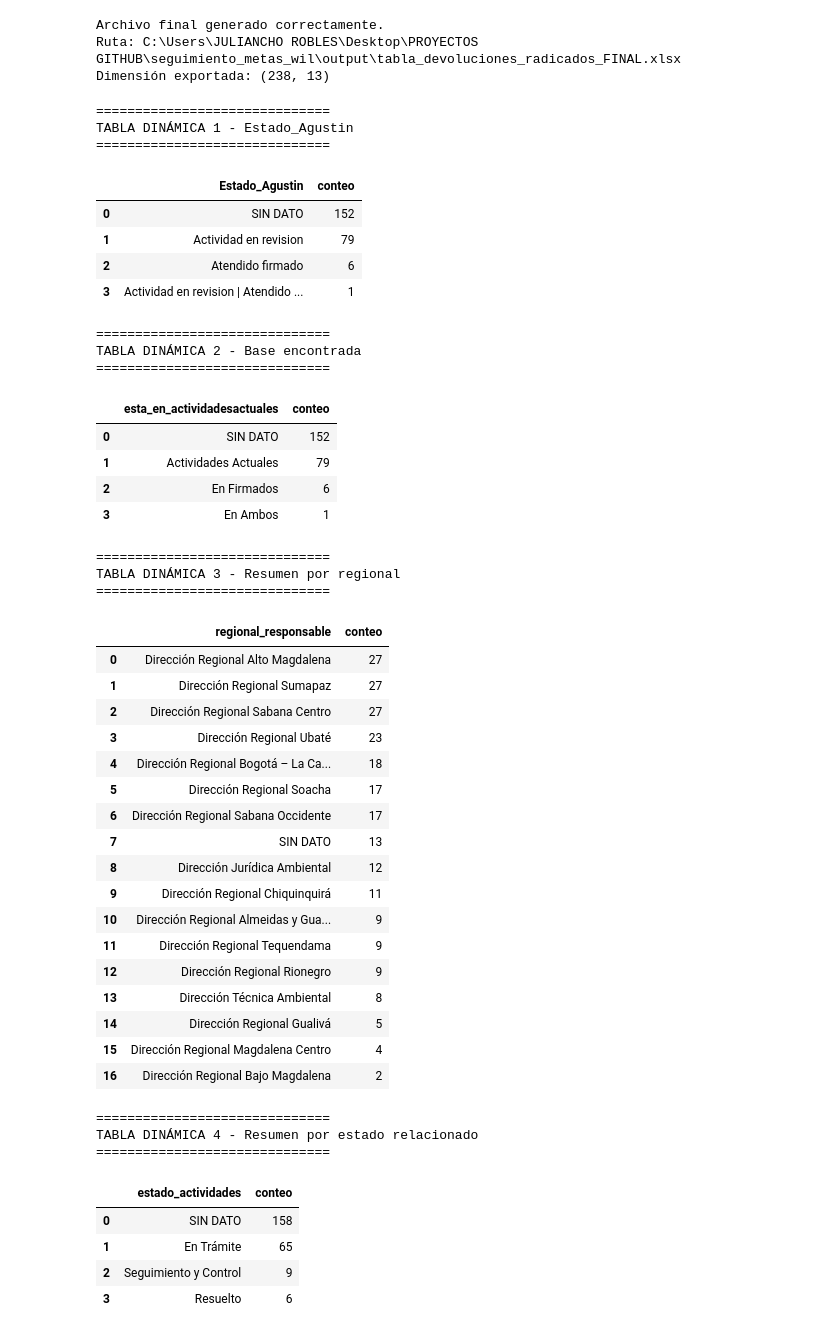
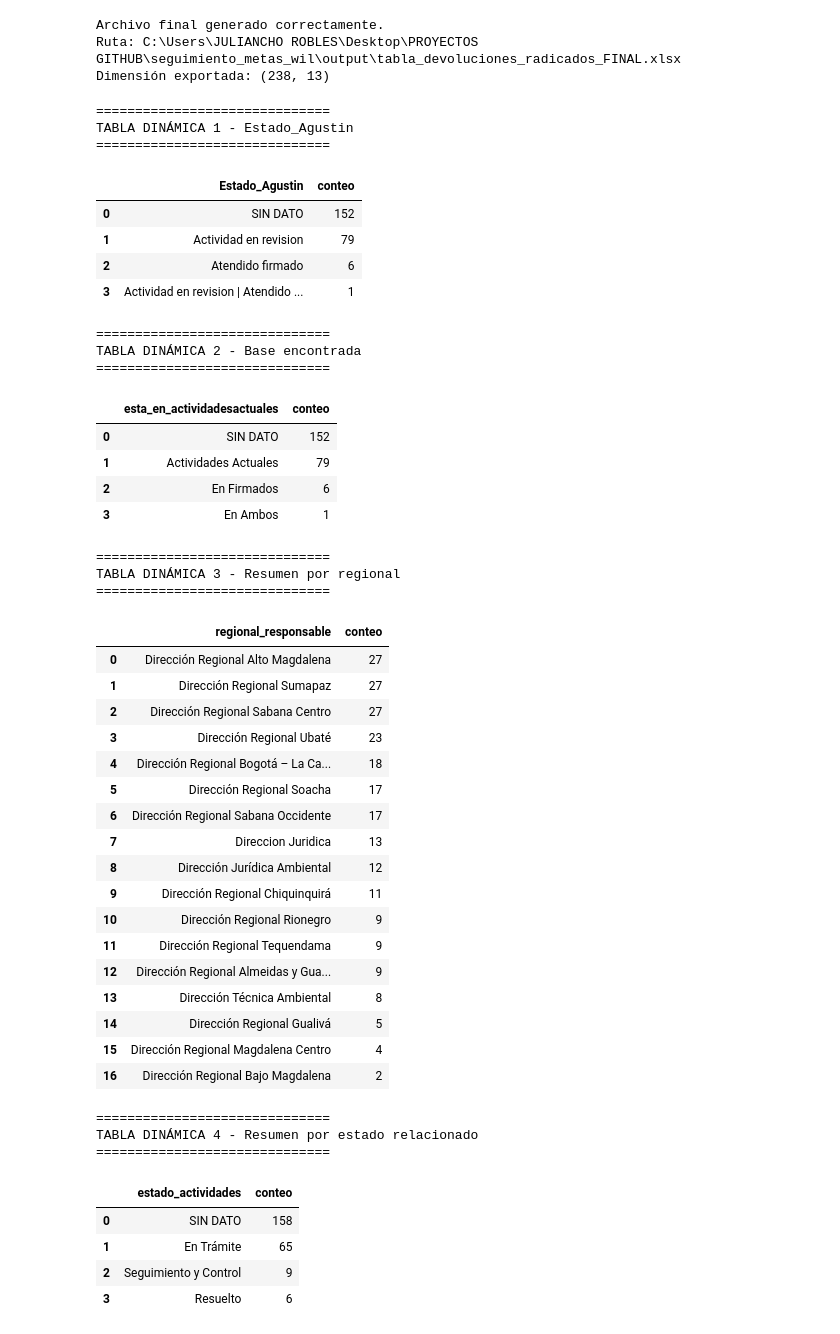
Before and after one commit to juliancho18/seguimiento_metas_wil, a Jupyter notebook: constructor.ipynb, the cells around one changed output. Drawn from its saved outputs; the diff is of its cells as text; code cells hidden in the pictures.

Commit message:
Se realiza ajustes de etiquetas para datos Null

```diff
--- a/constructor.ipynb
+++ b/constructor.ipynb
@@ -797,7 +797,7 @@ if 'esta_en_actividadesactuales' in df_pivot.columns:
 if 'regional_responsable' in df_pivot.columns:
     df_pivot['regional_responsable'] = (
         df_pivot['regional_responsable']
-        .fillna('SIN DATO')
+        .fillna('Direccion Juridica')
         .astype(str)
         .str.strip()
         .replace('', 'SIN DATO')
@@ -916,39 +916,39 @@ print("TABLA DINÁMICA 4 - Resumen por estado relacionado")
 print("==============================")
 display(td_estados_relacionados)
 # %% [output]
 ==============================
 TABLA DINÁMICA 1 - Estado_Agustin
 ==============================
 |  | Estado_Agustin | conteo |
 | 0 | SIN DATO | 152 |
 | 1 | Actividad en revision | 79 |
 | 2 | Atendido firmado | 6 |
 | 3 | Actividad en revision | Atendido ... | 1 |
 ==============================
 TABLA DINÁMICA 2 - Base encontrada
 ==============================
 |  | esta_en_actividadesactuales | conteo |
 | 0 | SIN DATO | 152 |
 | 1 | Actividades Actuales | 79 |
 | 2 | En Firmados | 6 |
 | 3 | En Ambos | 1 |
 ==============================
 TABLA DINÁMICA 3 - Resumen por regional
 ==============================
 |  | regional_responsable | conteo |
 | 0 | Dirección Regional Alto Magdalena | 27 |
 | 1 | Dirección Regional Sumapaz | 27 |
 | 2 | Dirección Regional Sabana Centro | 27 |
 | 3 | Dirección Regional Ubaté | 23 |
 | 4 | Dirección Regional Bogotá – La Ca... | 18 |
 | 5 | Dirección Regional Soacha | 17 |
 | 6 | Dirección Regional Sabana Occidente | 17 |
-| 7 | SIN DATO | 13 |
+| 7 | Direccion Juridica | 13 |
 | 8 | Dirección Jurídica Ambiental | 12 |
 | 9 | Dirección Regional Chiquinquirá | 11 |
-| 10 | Dirección Regional Almeidas y Gua... | 9 |
+| 10 | Dirección Regional Rionegro | 9 |
 | 11 | Dirección Regional Tequendama | 9 |
-| 12 | Dirección Regional Rionegro | 9 |
+| 12 | Dirección Regional Almeidas y Gua... | 9 |
 | 13 | Dirección Técnica Ambiental | 8 |
 | 14 | Dirección Regional Gualivá | 5 |
 | 15 | Dirección Regional Magdalena Centro | 4 |
```
Also changed, not shown: 1 other file.
